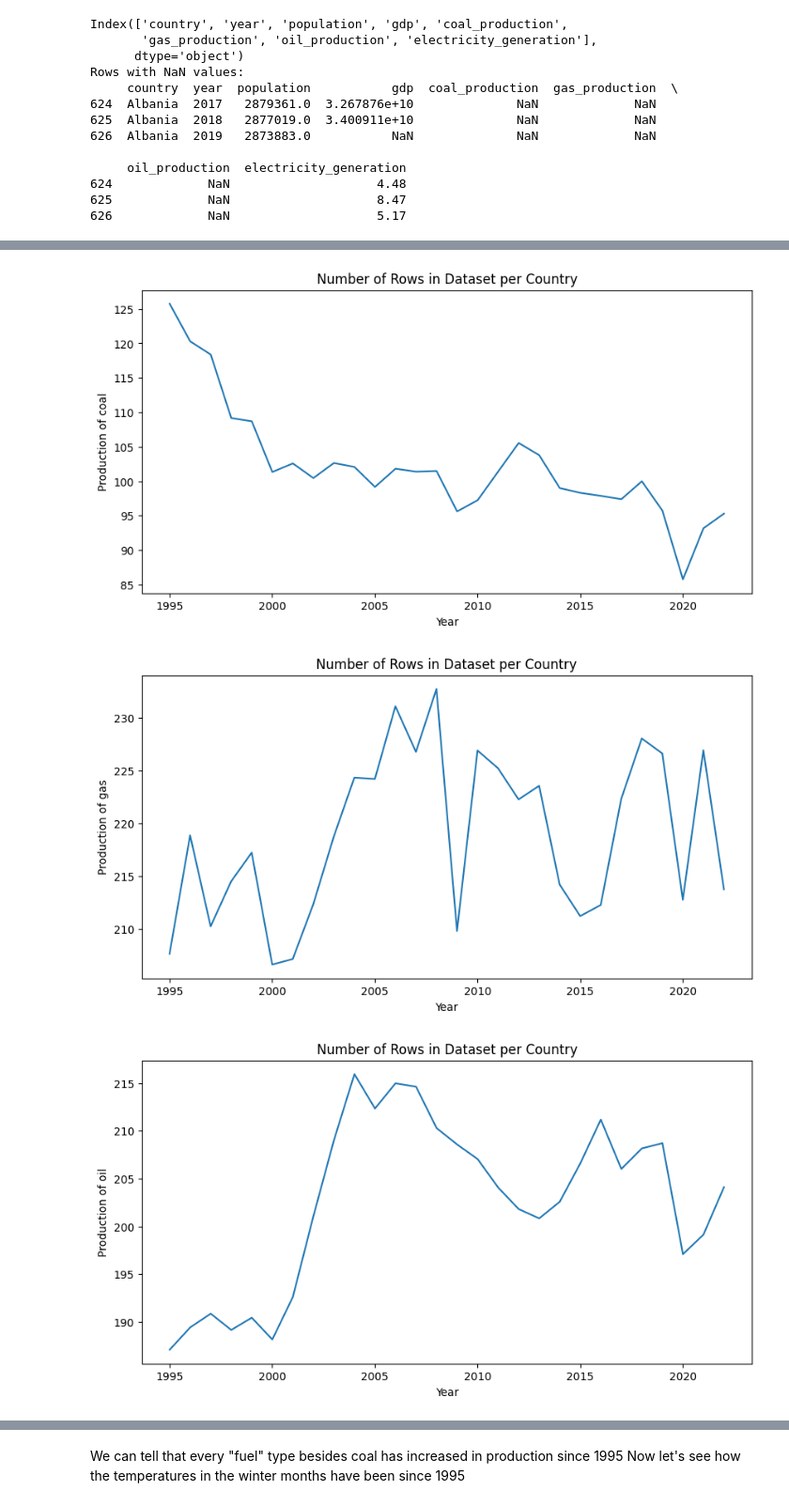
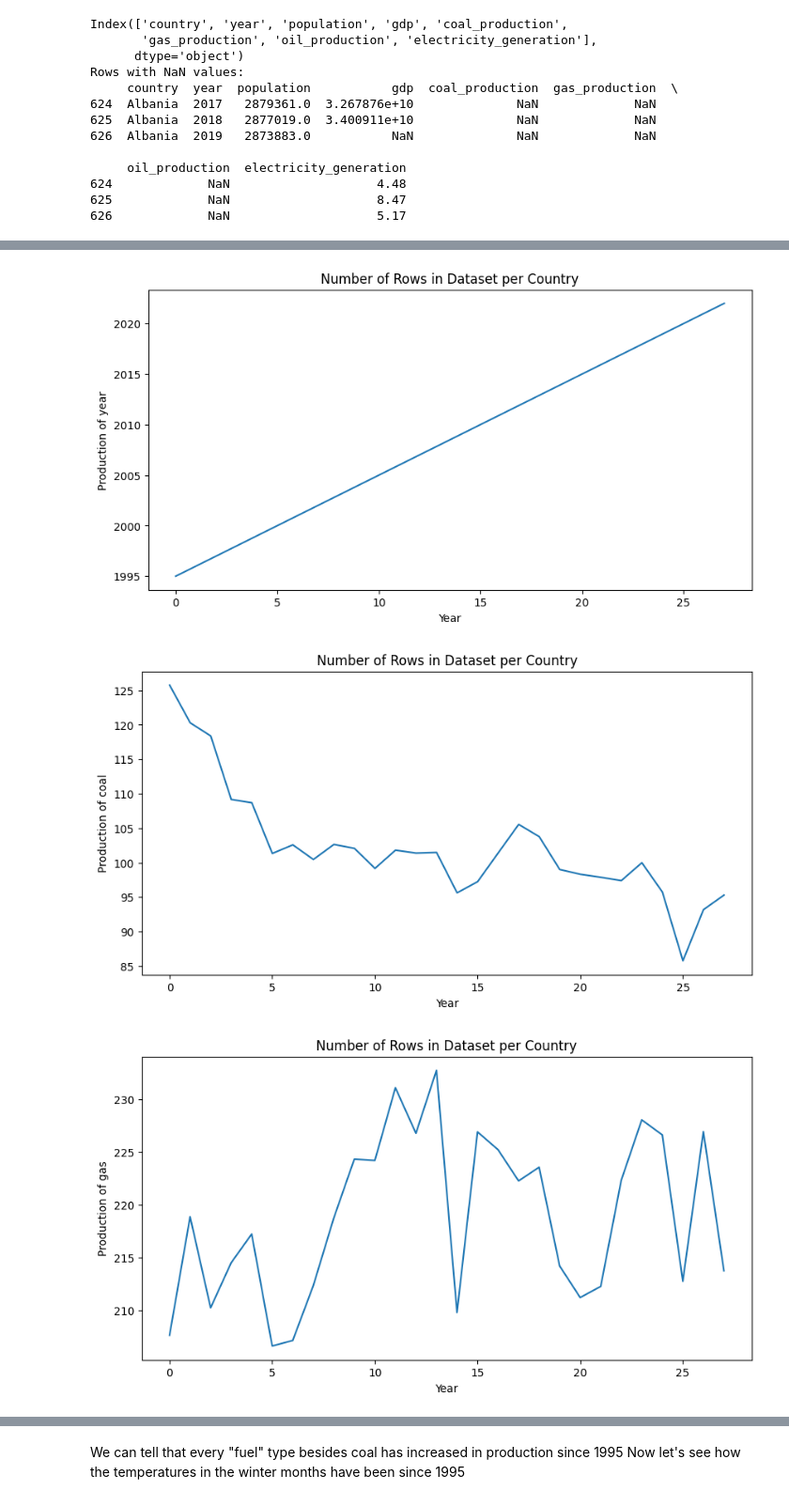
Before and after one commit to Daria-Mihaila-1/Climate-Change-in-Europe-based-On-Energy-Production-Regression, a Jupyter notebook: Energy_Production_Regression.ipynb, the cells around one changed output, grey strips where cells are left out. Shown at 94% size. Drawn from its saved outputs; the diff is of its cells as text; code cells hidden in the pictures.

```diff
--- a/Energy_Production_Regression.ipynb
+++ b/Energy_Production_Regression.ipynb
@@ -4,8 +11,9 @@
 import pandas as pd
 import matplotlib.pyplot as plt
 import numpy as np
+import os
 
-df = pd.read_csv("/content/owid-energy-data.csv")
+df = pd.read_csv("/content/drive/MyDrive/data/owid-energy-data.csv")
 print(df.columns)
 
 #form an idea about how many columns out of the whole csv contain nan values
@@ -32,8 +40,3 @@ Index(['country', 'year', 'iso_code', 'population', 'gdp',
       dtype='object', length=129)
 127/129 columns containing Nan
 129
-# %%
-for column in df:
-  print(column)
-
-#drop iso_code since it is not a consistent column
@@ -57,0 +43,4 @@ wind_share_energy
+# %%
+# See the columns in .csv file
+for col in df.columns:
+  print(col)
@@ -222,27 +230,27 @@ Rows with NaN values:
 # %%
 # Generate year average for all european countries in energy production
 df_filtered = european_production_df[["country","year", "coal_production", "gas_production", "oil_production", "electricity_generation"]]
-averaged_european_production_per_year_df =  df_filtered.groupby(['year']).mean()
+averaged_european_production_per_year_df =  df_filtered.groupby(['year']).mean().reset_index()
 print(type(averaged_european_production_per_year_df))
 
 
 # Plot the energy production per year
 production = [column.values.tolist() for _, column in averaged_european_production_per_year_df.items()]
 min_year = averaged_european_production_per_year_df.index.min()
 max_year = averaged_european_production_per_year_df.index.max()
 year = list(range(min_year, max_year + 1))
 
 for i, p in enumerate(production):
 
   fig = plt.figure(figsize = (10, 5))
 
   plt.plot(year, p)
   plt.xlabel("Year")
   fuel_name = averaged_european_production_per_year_df[averaged_european_production_per_year_df.columns[i]].name.split("_")[0]
   plt.ylabel(f"Production of {fuel_name}")
   plt.title("Number of Rows in Dataset per Country")
 # %% [output]
 <class 'pandas.core.frame.DataFrame'>
-[figure, old version]
+[figure, new version]
-[figure, old version]
+[figure, new version]
-[figure, old version]
+[figure, new version]
```
Also changed, not shown: parts of 17 cells of this notebook.
